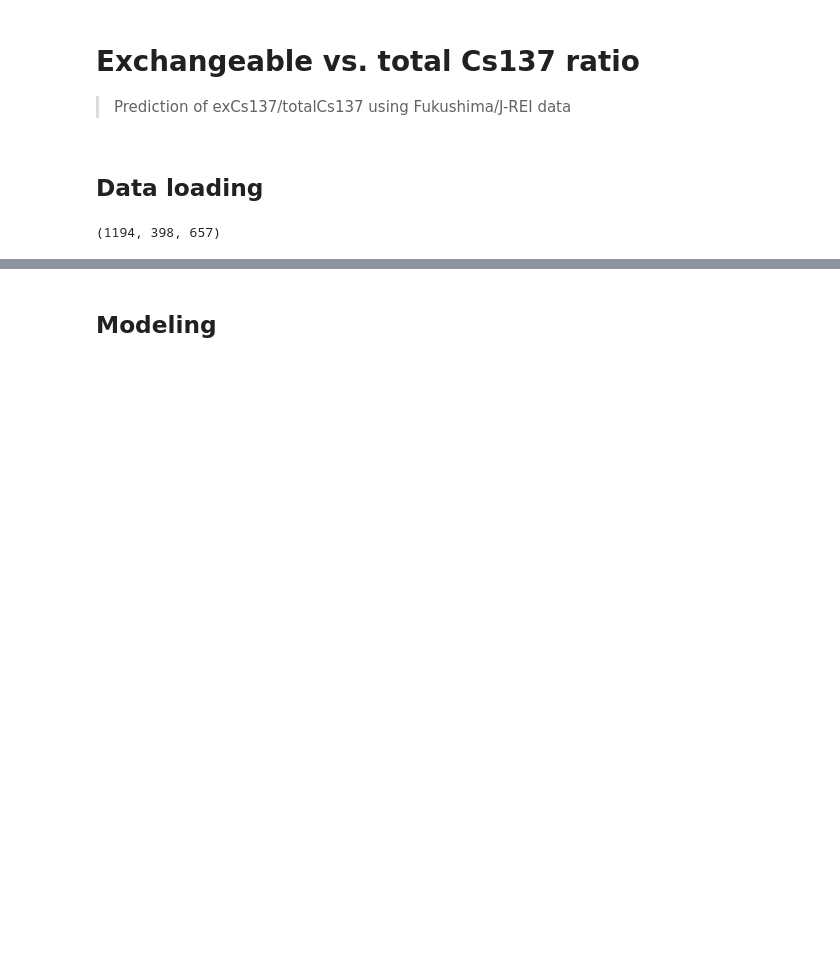
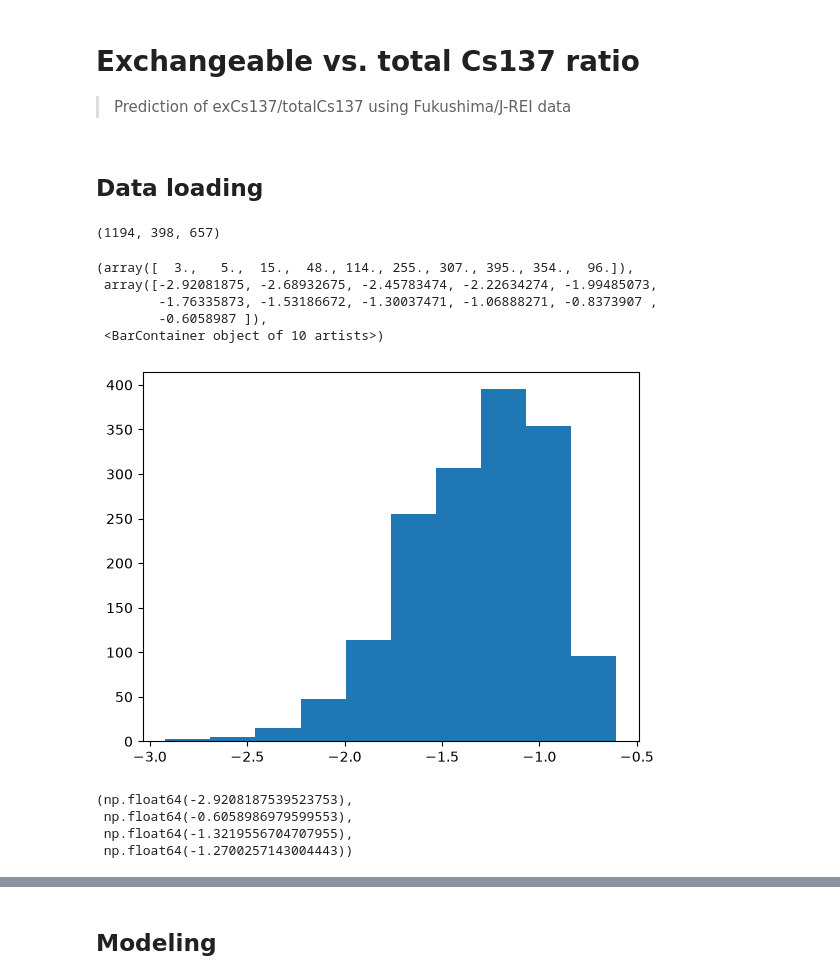
Before and after one commit to franckalbinet/soilspecdl, a Jupyter notebook: nbs/examples/fuku-cs137-ratio.ipynb, the cells around one changed output, grey strips where cells are left out. Cells and saved outputs as stored; diff of their text form; code cells hidden in the pictures; blank space fills up the shorter version.

```diff
--- a/nbs/examples/fuku-cs137-ratio.ipynb
+++ b/nbs/examples/fuku-cs137-ratio.ipynb
@@ -31,4 +40,20 @@ len(X_train), len(X_test), len(wns)
 X_all = np.concatenate([X_train, X_test])
 y_all = np.concatenate([y_train, y_test])
 splitter = get_pre_splitter(n_train=len(X_train))
+# %%
+plt.hist(y_all)
+# %% [output]
+(array([  3.,   5.,  15.,  48., 114., 255., 307., 395., 354.,  96.]),
+ array([-2.92081875, -2.68932675, -2.45783474, -2.22634274, -1.99485073,
+        -1.76335873, -1.53186672, -1.30037471, -1.06888271, -0.8373907 ,
+        -0.6058987 ]),
+ <BarContainer object of 10 artists>)
+[figure, added]
+# %%
+np.min(y_all), np.max(y_all), np.mean(y_all), np.median(y_all)
+# %% [output]
+(np.float64(-2.9208187539523753),
+ np.float64(-0.6058986979599553),
+ np.float64(-1.3219556704707955),
+ np.float64(-1.2700257143004443))
 # %%
```
Also changed, not shown: parts of 148 cells of this notebook, 9 other files.
